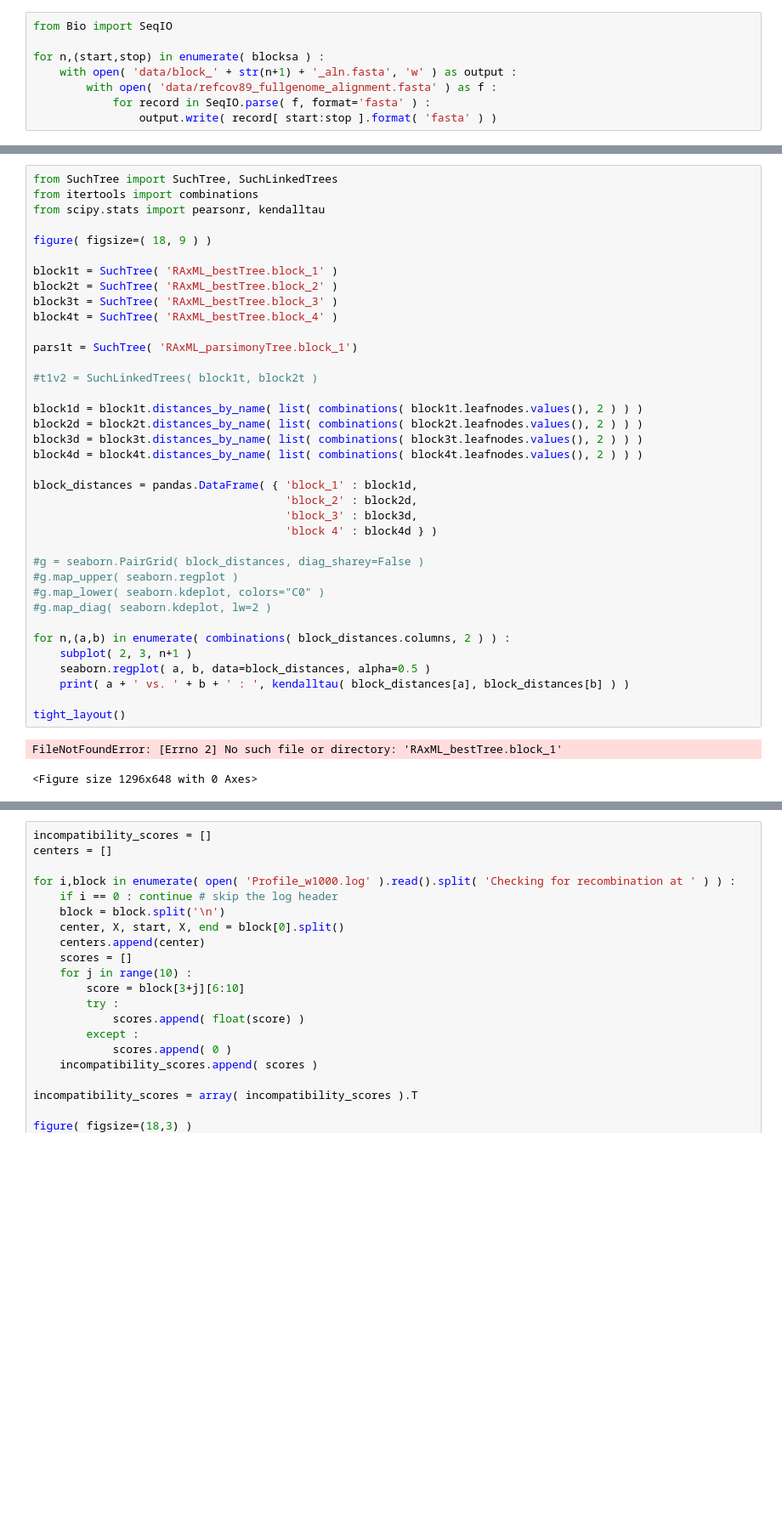
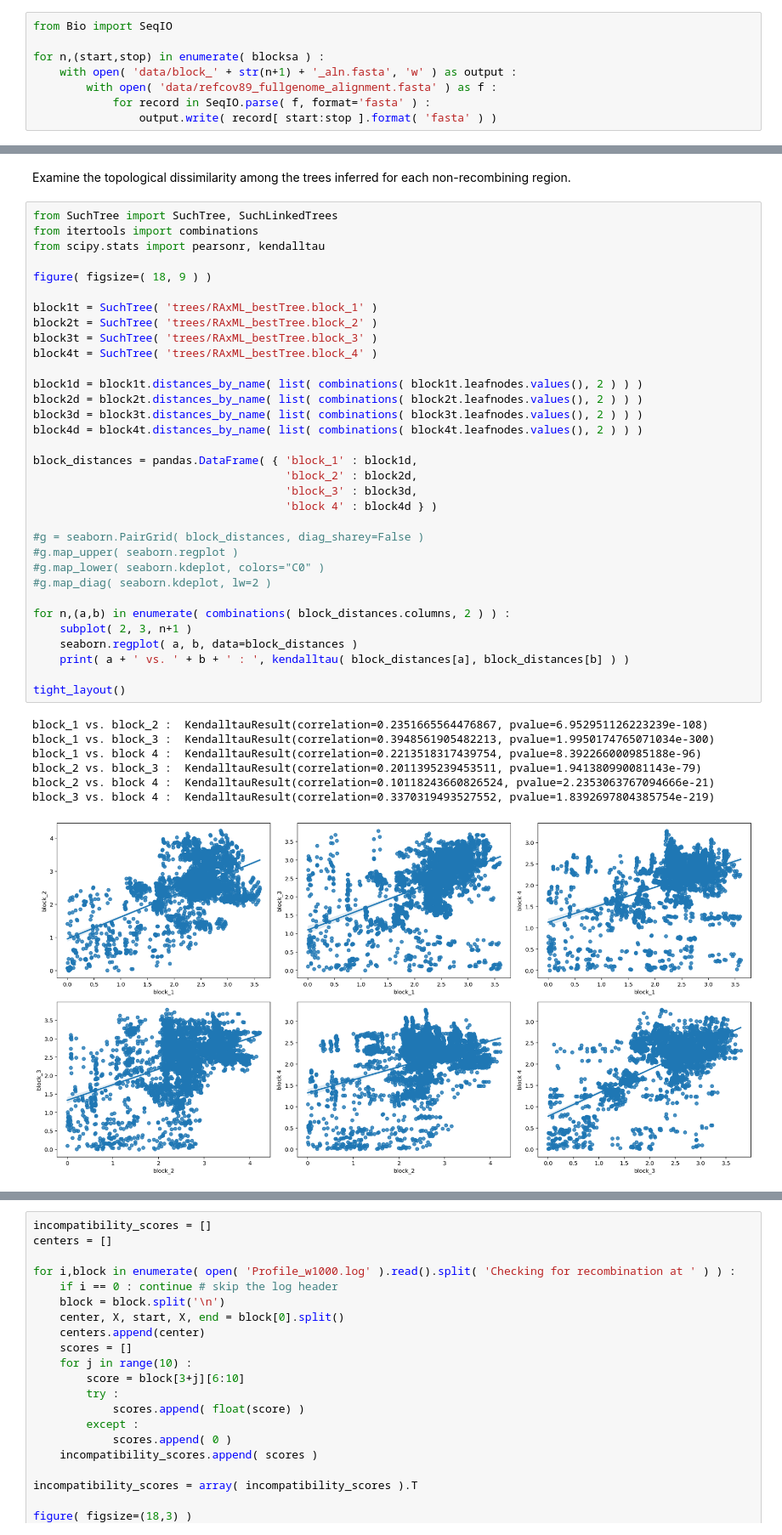
Before and after one commit to ryneches/CoronaARG, a Jupyter notebook: Recombination.ipynb, the cells around one changed output, grey strips where cells are left out. Shown at 85% size. Drawn from its saved outputs; the diff is of its cells as text; blank space fills up the shorter version.

```diff
--- a/Recombination.ipynb
+++ b/Recombination.ipynb
@@ -231,40 +232,44 @@ Overall execution time: 246.718307 secs or 0.068533 hours or 0.002856 days
+# %% [markdown]
+Examine the topological dissimilarity among the trees inferred for each
+non-recombining region.
 # %%
 from SuchTree import SuchTree, SuchLinkedTrees
 from itertools import combinations
 from scipy.stats import pearsonr, kendalltau
 
 figure( figsize=( 18, 9 ) )
 
-block1t = SuchTree( 'RAxML_bestTree.block_1' )
-block2t = SuchTree( 'RAxML_bestTree.block_2' )
-block3t = SuchTree( 'RAxML_bestTree.block_3' )
-block4t = SuchTree( 'RAxML_bestTree.block_4' )
-
-pars1t = SuchTree( 'RAxML_parsimonyTree.block_1')
-
-#t1v2 = SuchLinkedTrees( block1t, block2t )
+block1t = SuchTree( 'trees/RAxML_bestTree.block_1' )
+block2t = SuchTree( 'trees/RAxML_bestTree.block_2' )
+block3t = SuchTree( 'trees/RAxML_bestTree.block_3' )
+block4t = SuchTree( 'trees/RAxML_bestTree.block_4' )
 
 block1d = block1t.distances_by_name( list( combinations( block1t.leafnodes.values(), 2 ) ) )
 block2d = block2t.distances_by_name( list( combinations( block2t.leafnodes.values(), 2 ) ) )
 block3d = block3t.distances_by_name( list( combinations( block3t.leafnodes.values(), 2 ) ) )
 block4d = block4t.distances_by_name( list( combinations( block4t.leafnodes.values(), 2 ) ) )
 
 block_distances = pandas.DataFrame( { 'block_1' : block1d,
                                       'block_2' : block2d,
                                       'block_3' : block3d,
                                       'block 4' : block4d } )
 
 #g = seaborn.PairGrid( block_distances, diag_sharey=False )
 #g.map_upper( seaborn.regplot )
 #g.map_lower( seaborn.kdeplot, colors="C0" )
 #g.map_diag( seaborn.kdeplot, lw=2 )
 
 for n,(a,b) in enumerate( combinations( block_distances.columns, 2 ) ) :
     subplot( 2, 3, n+1 )
-    seaborn.regplot( a, b, data=block_distances, alpha=0.5 )
+    seaborn.regplot( a, b, data=block_distances )
     print( a + ' vs. ' + b + ' : ', kendalltau( block_distances[a], block_distances[b] ) )
 
 tight_layout()
 # %% [output]
-FileNotFoundError: [Errno 2] No such file or directory: 'RAxML_bestTree.block_1'
+block_1 vs. block_2 :  KendalltauResult(correlation=0.2351665564476867, pvalue=6.952951126223239e-108)
+block_1 vs. block_3 :  KendalltauResult(correlation=0.3948561905482213, pvalue=1.9950174765071034e-300)
+block_1 vs. block 4 :  KendalltauResult(correlation=0.2213518317439754, pvalue=8.392266000985188e-96)
+block_2 vs. block_3 :  KendalltauResult(correlation=0.2011395239453511, pvalue=1.941380990081143e-79)
+block_2 vs. block 4 :  KendalltauResult(correlation=0.10118243660826524, pvalue=2.2353063767094666e-21)
+block_3 vs. block 4 :  KendalltauResult(correlation=0.3370319493527552, pvalue=1.8392697804385754e-219)
-<Figure size 1296x648 with 0 Axes>
+[figure, added]
```
Also changed, not shown: parts of 5 cells of this notebook.
